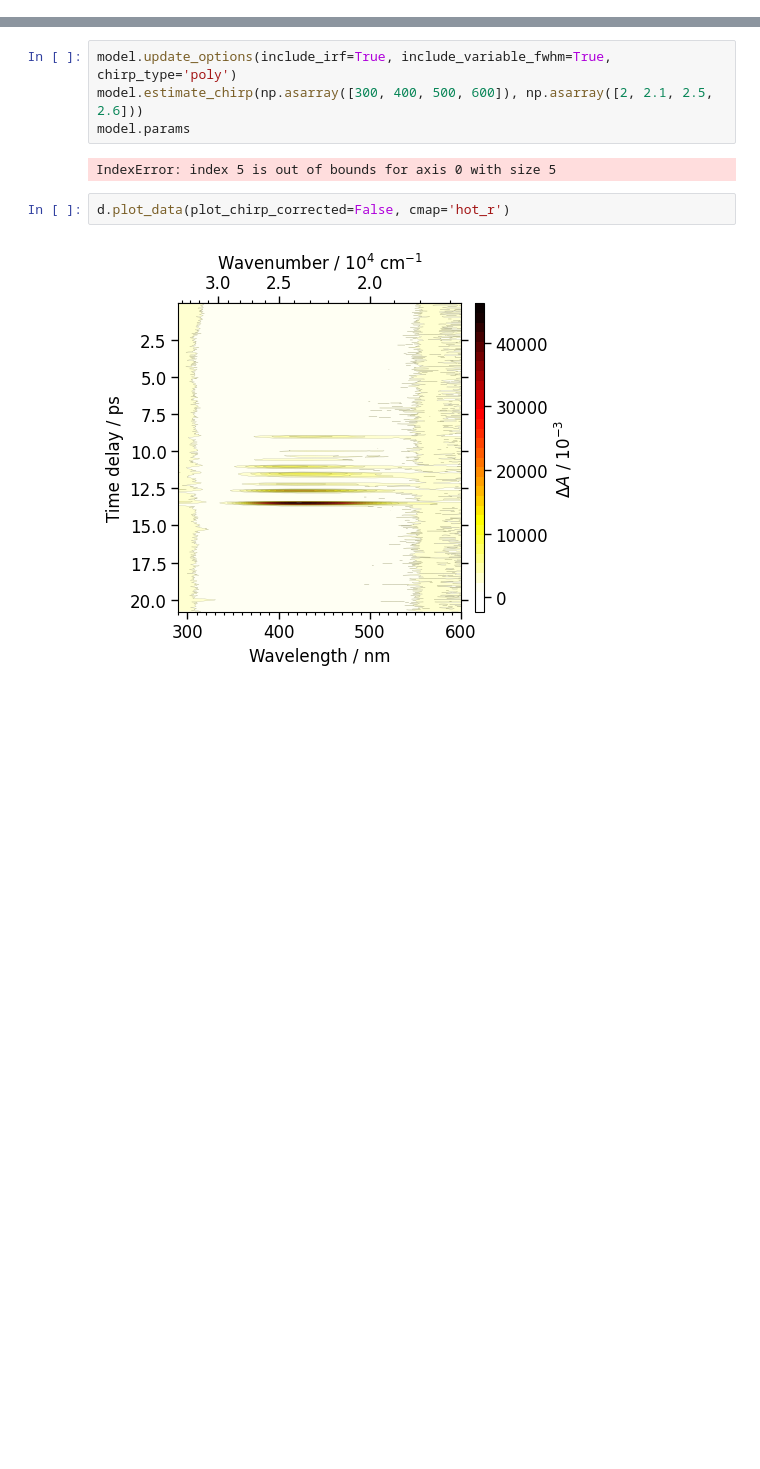
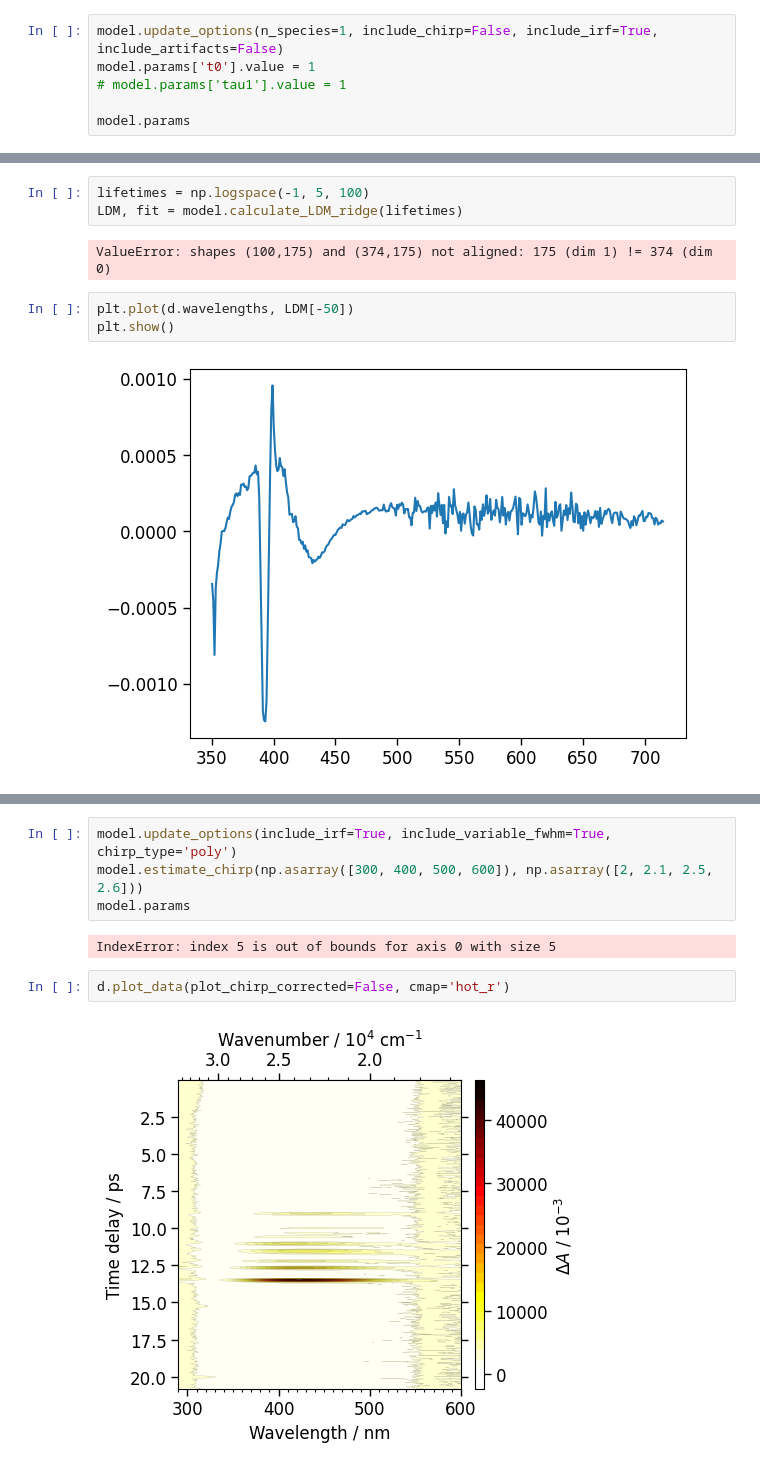
Before and after one commit to dmadea/pyTSA, a Jupyter notebook: pyTSA/test.ipynb, the cells around one changed output, grey strips where cells are left out. Cells and saved outputs as stored; diff of their text form; blank space fills up the shorter version.

```diff
--- a/pyTSA/test.ipynb
+++ b/pyTSA/test.ipynb
@@ -27,0 +19,6 @@ Parameters
+# %%
+model.update_options(n_species=1, include_chirp=False, include_irf=True, include_artifacts=False)
+model.params['t0'].value = 1
+# model.params['tau1'].value = 1
+
+model.params
@@ -27,0 +31,10 @@ Parameters
+# %%
+lifetimes = np.logspace(-1, 5, 100)
+LDM, fit = model.calculate_LDM_ridge(lifetimes)
+# %% [output]
+ValueError: shapes (100,175) and (374,175) not aligned: 175 (dim 1) != 374 (dim 0)
+# %%
+plt.plot(d.wavelengths, LDM[-50])
+plt.show()
+# %% [output]
+[figure, added]
```
Also changed, not shown: parts of 5 cells of this notebook, 4 other files.
